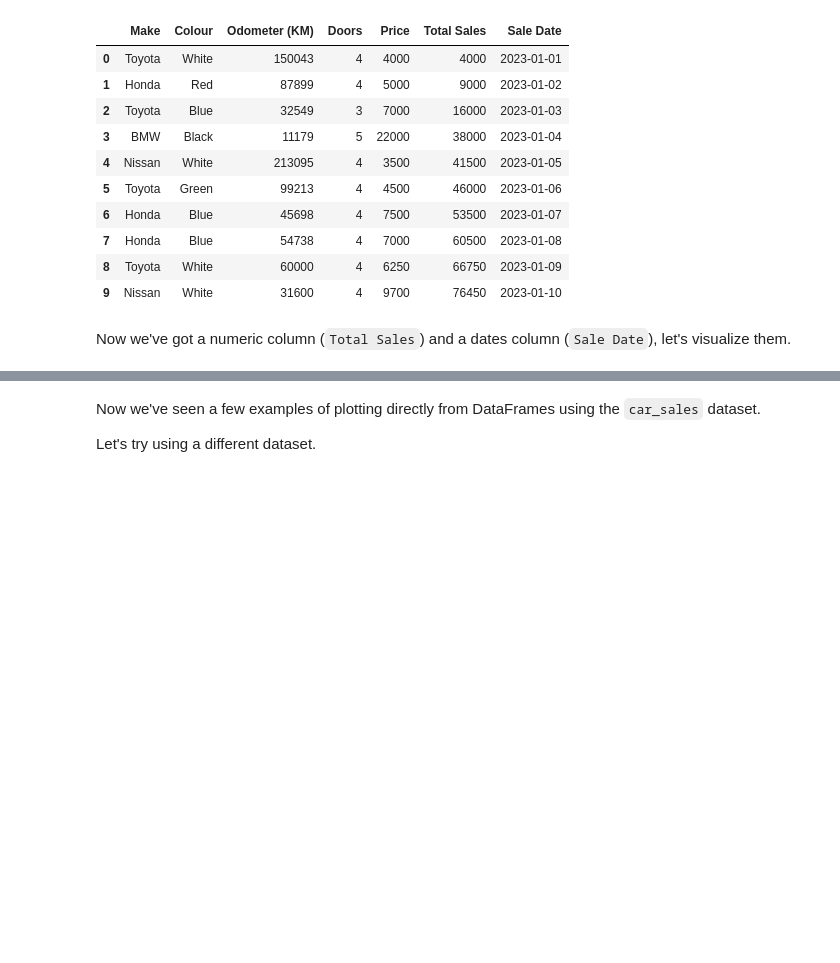
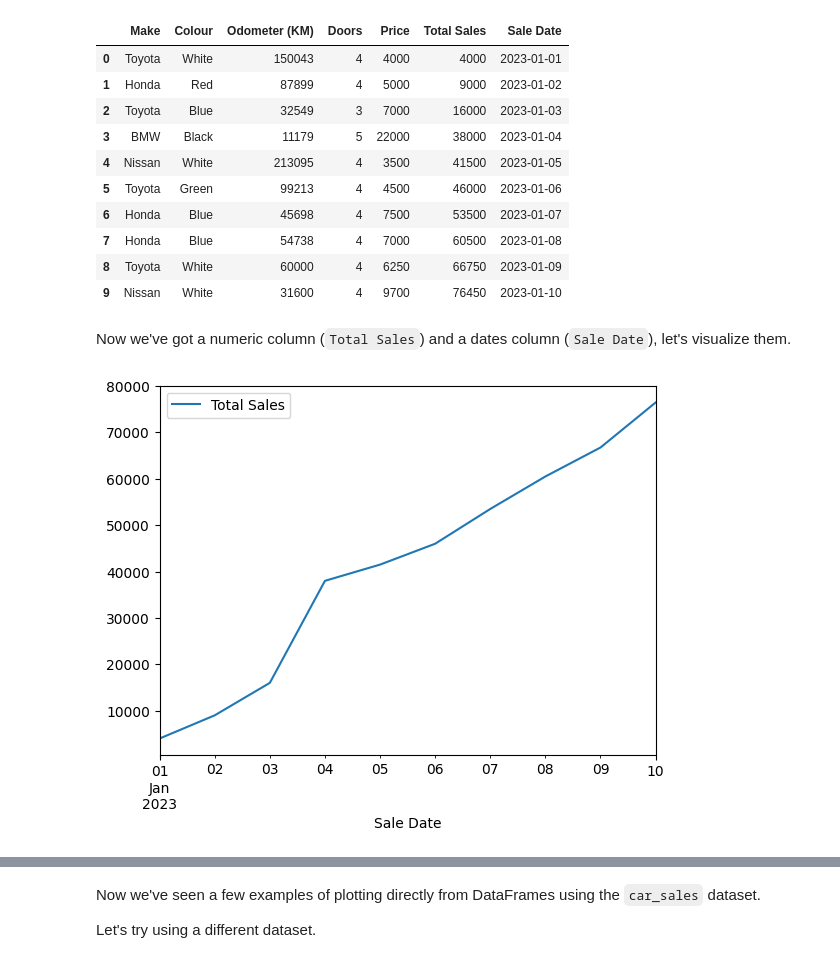
Before and after one commit to suniltadepalli/matplotlib, a Jupyter notebook: matplotlib-exercises.ipynb, the cells around one changed output, grey strips where cells are left out. Saved outputs shown, nothing was run; the diff lists cells and outputs as text; code cells hidden in the pictures; blank space fills up the shorter version.

Commit message:
after scatter plot

```diff
--- a/matplotlib-exercises.ipynb
+++ b/matplotlib-exercises.ipynb
@@ -271,6 +271,9 @@ car_sales
 Now we've got a numeric column (`Total Sales`) and a dates column (`Sale Date`), let's visualize them.
 # %%
 # Use the plot() function to plot the 'Sale Date' column versus the 'Total Sales' column
+car_sales.plot(x="Sale Date", y="Total Sales");
+# %% [output]
+[figure, added]
 # %%
 # Convert the 'Price' column to the integers
 
```
Also changed, not shown: parts of 1 cell of this notebook.
